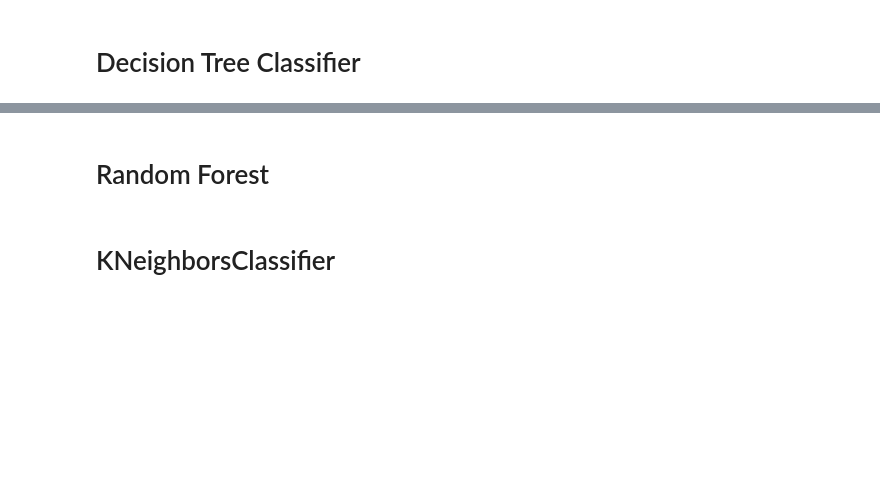
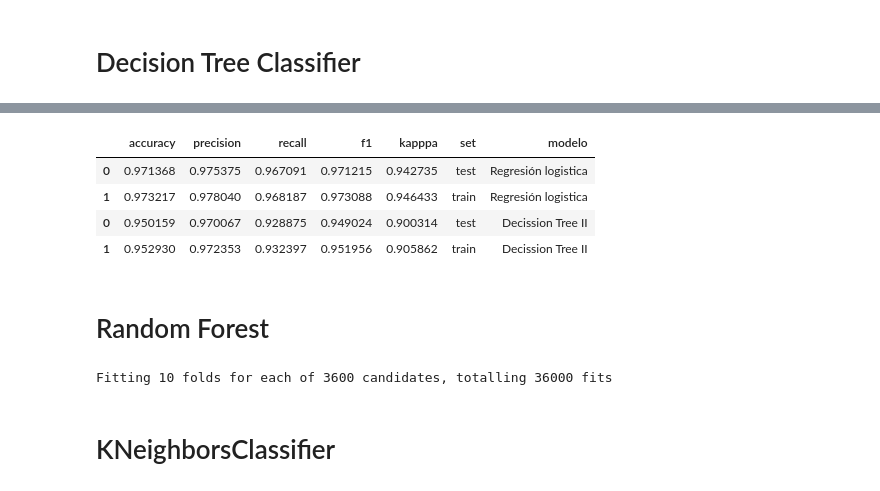
Before and after one commit to luceromendozab/Churn_Project, a Jupyter notebook: notebooks/Ajuste de modelo Variable Respuesta Balanceada.ipynb, the cells around one changed output, grey strips where cells are left out. Cells and saved outputs as stored; diff of their text form; code cells hidden in the pictures; blank space fills up the shorter version.

```diff
--- a/notebooks/Ajuste de modelo Variable Respuesta Balanceada.ipynb
+++ b/notebooks/Ajuste de modelo Variable Respuesta Balanceada.ipynb
@@ -173,2 +268,12 @@ results_logistic
+# %%
+# juntamos los resultados con los del modelo anterior
+df_all_results = pd.concat([results_logistic, results_decission_tree2], axis = 0)
+df_all_results
+# %% [output]
+|  | accuracy | precision | recall | f1 | kapppa | set | modelo |
+| 0 | 0.971368 | 0.975375 | 0.967091 | 0.971215 | 0.942735 | test | Regresión logistica |
+| 1 | 0.973217 | 0.978040 | 0.968187 | 0.973088 | 0.946433 | train | Regresión logistica |
+| 0 | 0.950159 | 0.970067 | 0.928875 | 0.949024 | 0.900314 | test | Decission Tree II |
+| 1 | 0.952930 | 0.972353 | 0.932397 | 0.951956 | 0.905862 | train | Decission Tree II |
 # %% [markdown]
 # Random Forest
@@ -174,0 +299,5 @@ results_logistic
+# %%
+%%time
+random_forest.fit(X_train, y_train)
+# %% [output]
+Fitting 10 folds for each of 3600 candidates, totalling 36000 fits
```
Also changed, not shown: parts of 24 cells of this notebook, 1 other file.
